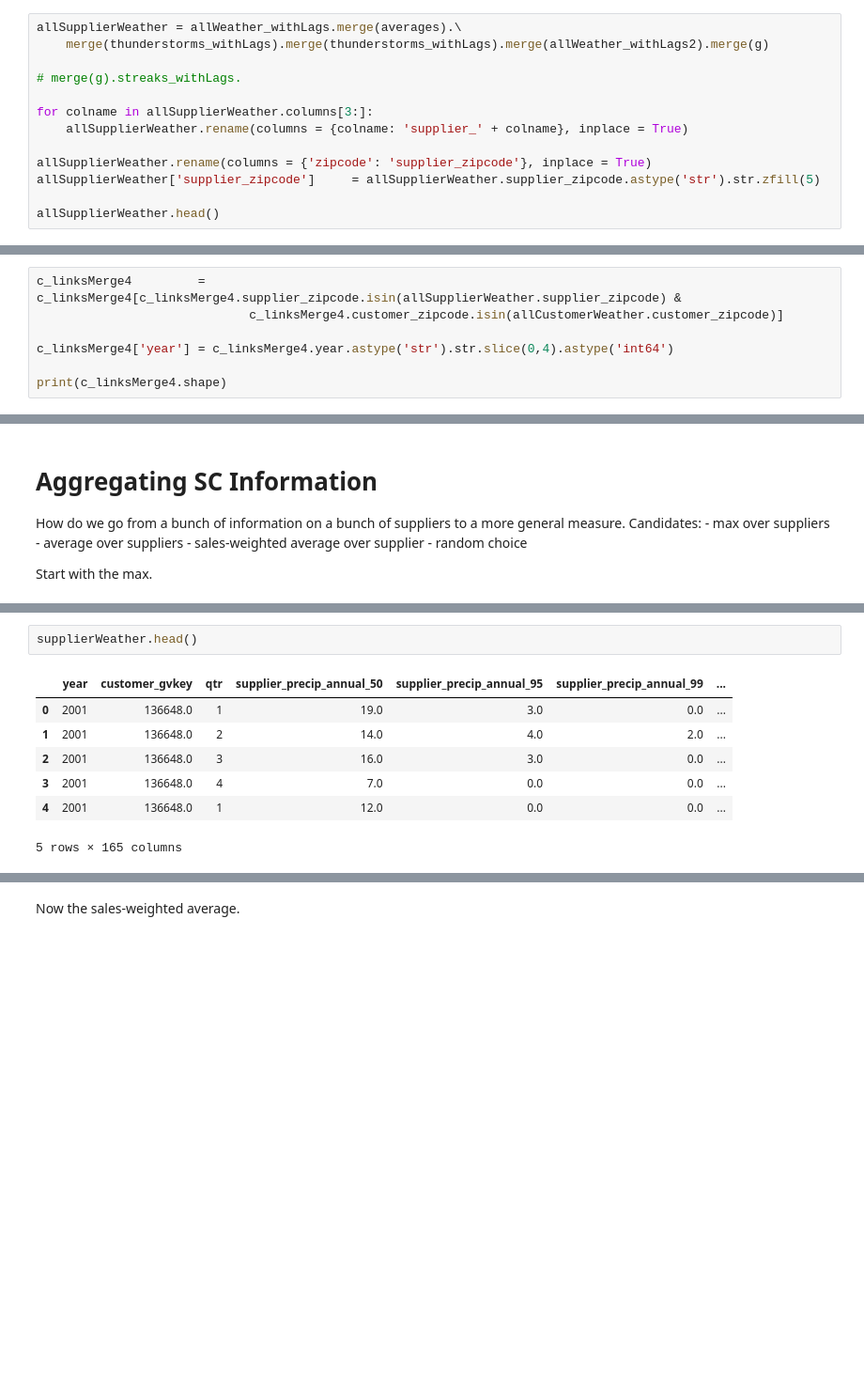
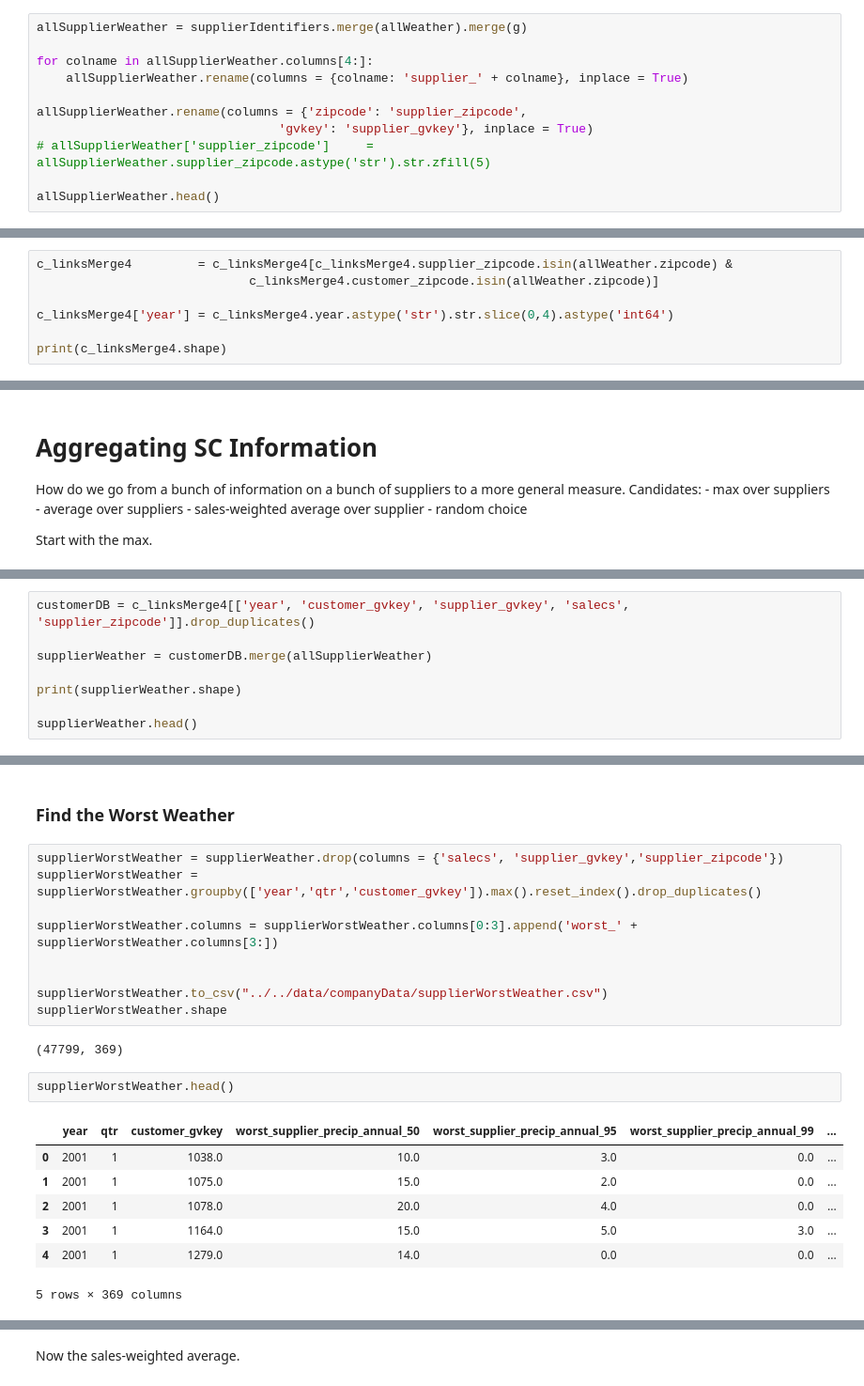
Before and after one commit to brianreed21/extremes, a Jupyter notebook: extremesCleaningCode/linkingExecute_indirect.ipynb, the cells around one changed output, grey strips where cells are left out. Shown at 94% size. Cells and saved outputs as stored; diff of their text form; blank space fills up the shorter version.

```diff
--- a/extremesCleaningCode/linkingExecute_indirect.ipynb
+++ b/extremesCleaningCode/linkingExecute_indirect.ipynb
@@ -585,13 +590,11 @@ allCustomerWeather.head()
 # %%
-allSupplierWeather = allWeather_withLags.merge(averages).\
-    merge(thunderstorms_withLags).merge(thunderstorms_withLags).merge(allWeather_withLags2).merge(g)
+allSupplierWeather = supplierIdentifiers.merge(allWeather).merge(g)
 
-# merge(g).streaks_withLags.
-
-for colname in allSupplierWeather.columns[3:]:
+for colname in allSupplierWeather.columns[4:]:
     allSupplierWeather.rename(columns = {colname: 'supplier_' + colname}, inplace = True)
 
-allSupplierWeather.rename(columns = {'zipcode': 'supplier_zipcode'}, inplace = True)
-allSupplierWeather['supplier_zipcode']     = allSupplierWeather.supplier_zipcode.astype('str').str.zfill(5)
+allSupplierWeather.rename(columns = {'zipcode': 'supplier_zipcode',
+                                 'gvkey': 'supplier_gvkey'}, inplace = True)
+# allSupplierWeather['supplier_zipcode']     = allSupplierWeather.supplier_zipcode.astype('str').str.zfill(5)
 
 allSupplierWeather.head()
@@ -598,6 +628,6 @@ allSupplierWeather.head()
 # %%
-c_linksMerge4         = c_linksMerge4[c_linksMerge4.supplier_zipcode.isin(allSupplierWeather.supplier_zipcode) &
-                             c_linksMerge4.customer_zipcode.isin(allCustomerWeather.customer_zipcode)]
+c_linksMerge4         = c_linksMerge4[c_linksMerge4.supplier_zipcode.isin(allWeather.zipcode) &
+                             c_linksMerge4.customer_zipcode.isin(allWeather.zipcode)]
 
 c_linksMerge4['year'] = c_linksMerge4.year.astype('str').str.slice(0,4).astype('int64')
 
@@ -640,0 +684,8 @@ compustat.head()
+# %%
+customerDB = c_linksMerge4[['year', 'customer_gvkey', 'supplier_gvkey', 'salecs', 'supplier_zipcode']].drop_duplicates()
+
+supplierWeather = customerDB.merge(allSupplierWeather)
+
+print(supplierWeather.shape)
+
+supplierWeather.head()
@@ -641,10 +701,23 @@ compustat.head()
+# %% [markdown]
+### Find the Worst Weather
+# %%
+supplierWorstWeather = supplierWeather.drop(columns = {'salecs', 'supplier_gvkey','supplier_zipcode'})
+supplierWorstWeather = supplierWorstWeather.groupby(['year','qtr','customer_gvkey']).max().reset_index().drop_duplicates()
+
+supplierWorstWeather.columns = supplierWorstWeather.columns[0:3].append('worst_' + supplierWorstWeather.columns[3:])
+
+
+supplierWorstWeather.to_csv("../../data/companyData/supplierWorstWeather.csv")
+supplierWorstWeather.shape
+# %% [output]
+(47799, 369)
 # %%
-supplierWeather.head()
+supplierWorstWeather.head()
 # %% [output]
-|  | year | customer_gvkey | qtr | supplier_precip_annual_50 | supplier_precip_annual_95 | supplier_precip_annual_99 | ... |
-| 0 | 2001 | 136648.0 | 1 | 19.0 | 3.0 | 0.0 | ... |
-| 1 | 2001 | 136648.0 | 2 | 14.0 | 4.0 | 2.0 | ... |
-| 2 | 2001 | 136648.0 | 3 | 16.0 | 3.0 | 0.0 | ... |
-| 3 | 2001 | 136648.0 | 4 | 7.0 | 0.0 | 0.0 | ... |
-| 4 | 2001 | 136648.0 | 1 | 12.0 | 0.0 | 0.0 | ... |
+|  | year | qtr | customer_gvkey | worst_supplier_precip_annual_50 | worst_supplier_precip_annual_95 | worst_supplier_precip_annual_99 | ... |
+| 0 | 2001 | 1 | 1038.0 | 10.0 | 3.0 | 0.0 | ... |
+| 1 | 2001 | 1 | 1075.0 | 15.0 | 2.0 | 0.0 | ... |
+| 2 | 2001 | 1 | 1078.0 | 20.0 | 4.0 | 0.0 | ... |
+| 3 | 2001 | 1 | 1164.0 | 15.0 | 5.0 | 3.0 | ... |
+| 4 | 2001 | 1 | 1279.0 | 14.0 | 0.0 | 0.0 | ... |
-5 rows × 165 columns
+5 rows × 369 columns
```
Also changed, not shown: parts of 51 cells of this notebook, 11 other files.
